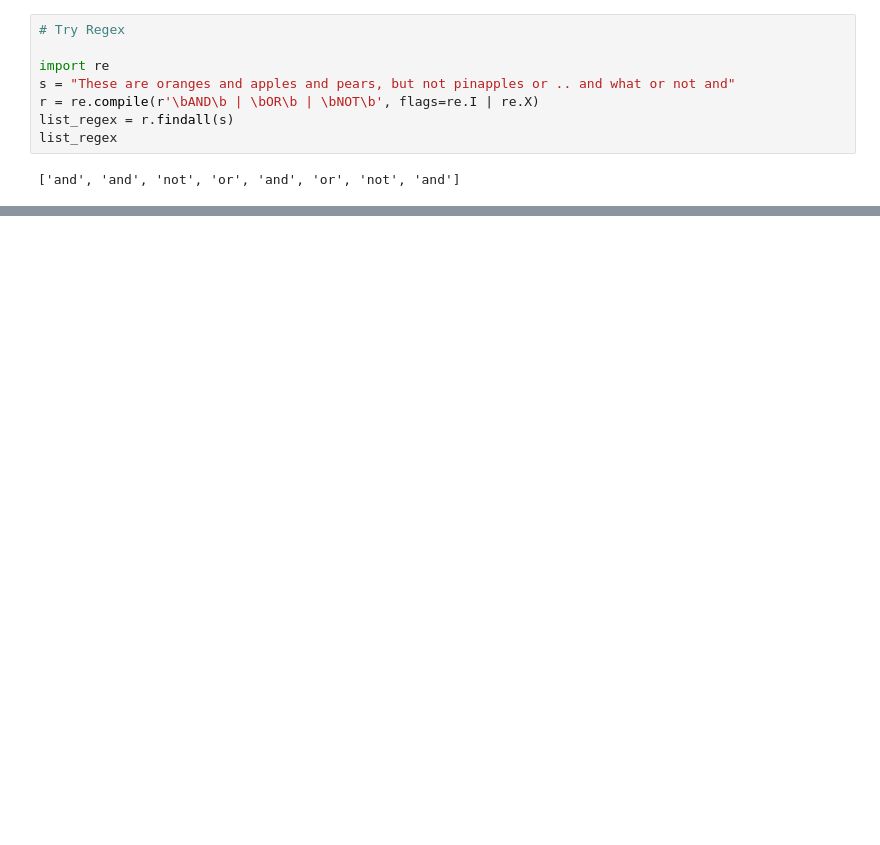
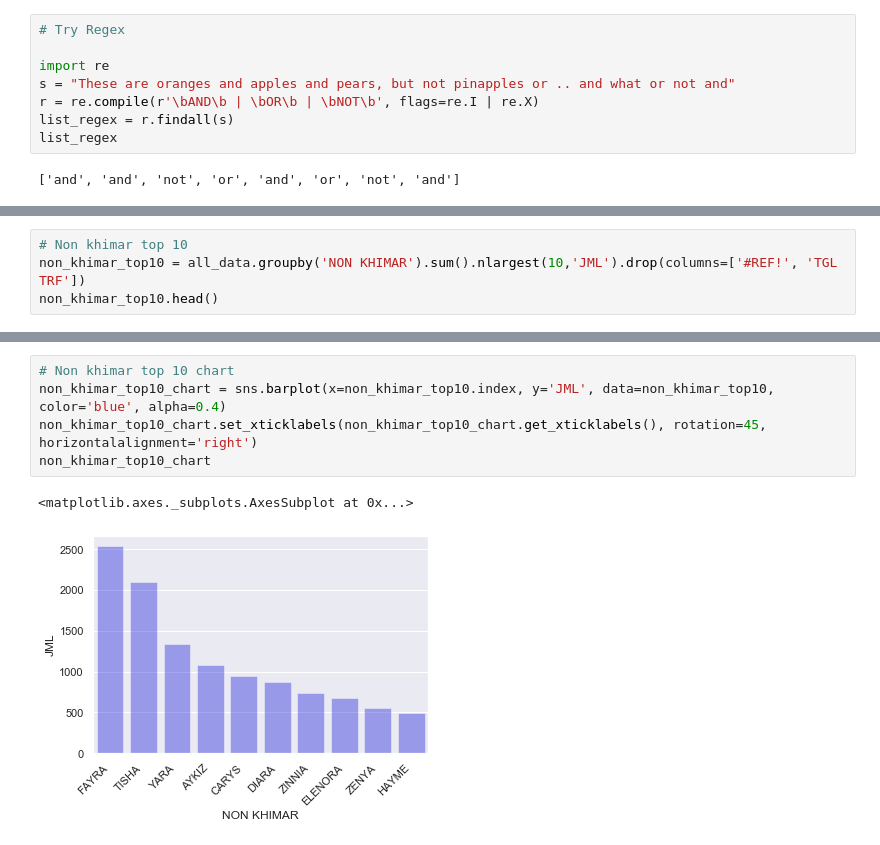
Before and after one commit to rifqisulistya/sales-analysis, a Jupyter notebook: Seikha.ipynb, the cells around one changed output, grey strips where cells are left out. Saved outputs shown, nothing was run; the diff lists cells and outputs as text; blank space fills up the shorter version.

```diff
--- a/Seikha.ipynb
+++ b/Seikha.ipynb
@@ -613,0 +655,4 @@ list_regex
+# %%
+# Non khimar top 10
+non_khimar_top10 = all_data.groupby('NON KHIMAR').sum().nlargest(10,'JML').drop(columns=['#REF!', 'TGL TRF'])
+non_khimar_top10.head()
@@ -614 +667,9 @@ list_regex
+# %%
+# Non khimar top 10 chart
+non_khimar_top10_chart = sns.barplot(x=non_khimar_top10.index, y='JML', data=non_khimar_top10, color='blue', alpha=0.4)
+non_khimar_top10_chart.set_xticklabels(non_khimar_top10_chart.get_xticklabels(), rotation=45, horizontalalignment='right')
+non_khimar_top10_chart
+# %% [output]
+<matplotlib.axes._subplots.AxesSubplot at 0x...>
+[figure, added]
 # %%
```
Also changed, not shown: parts of 21 cells of this notebook.
